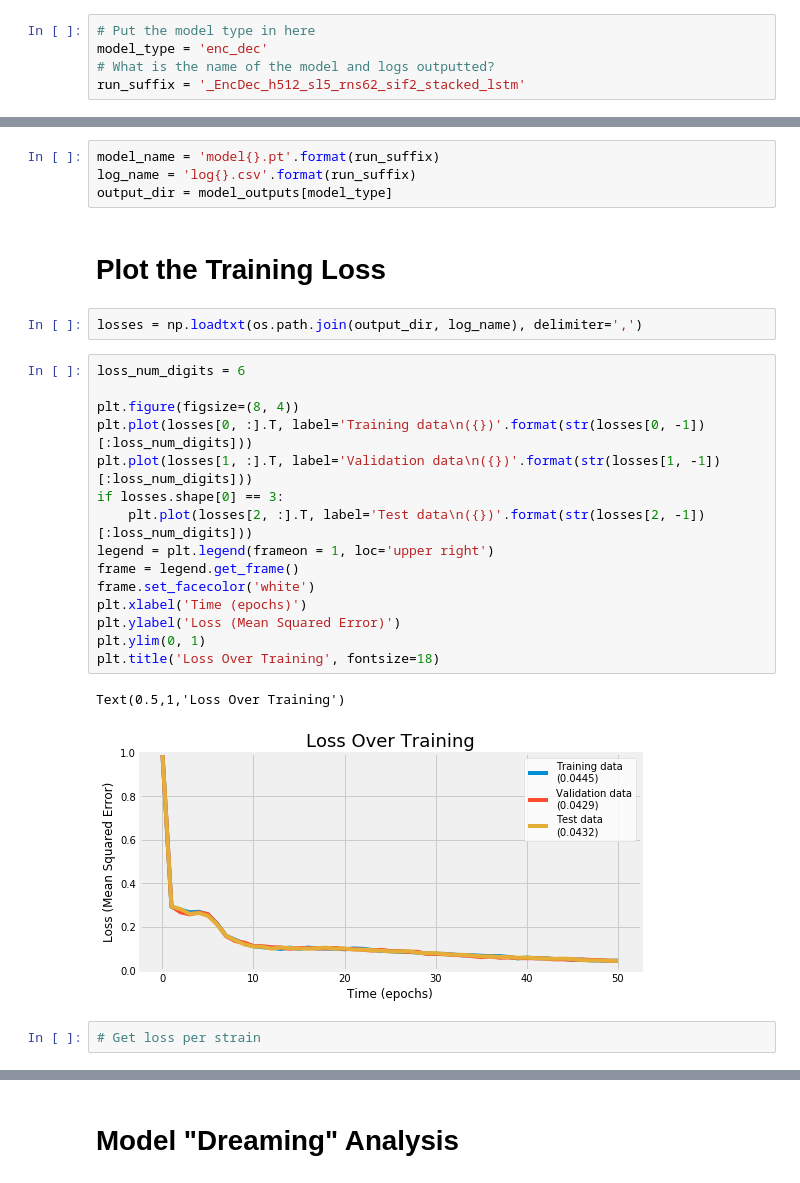
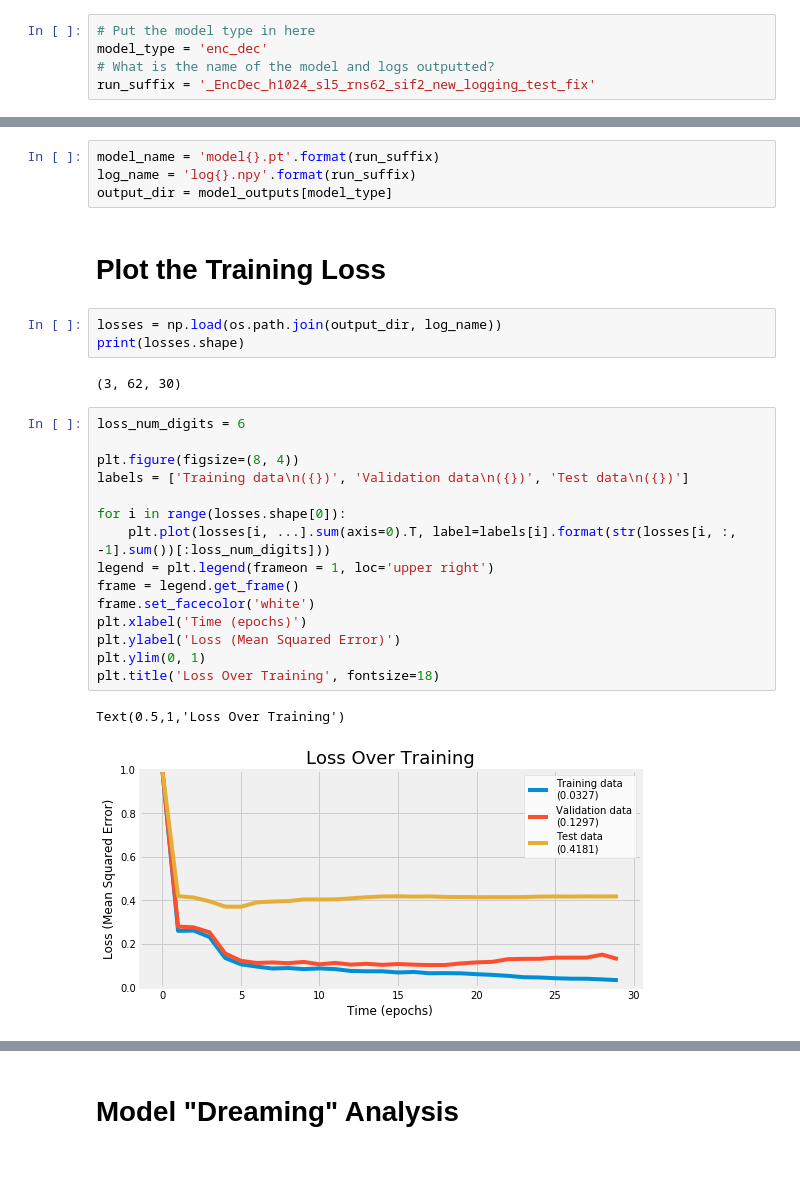
Before and after one commit to michaelwiest/microbiome-rnn, a Jupyter notebook: notebooks/Model Evaluator.ipynb, the cells around one changed output, grey strips where cells are left out. Drawn from its saved outputs; the diff is of its cells as text.

```diff
--- a/notebooks/Model Evaluator.ipynb
+++ b/notebooks/Model Evaluator.ipynb
@@ -58,7 +58,7 @@ file_labs = ['Donor$_0$', 'Donor$_1$', 'Donor$_{2, 0}$', 'Donor$_{2, 1}$', 'Dono
 # Put the model type in here
 model_type = 'enc_dec'
 # What is the name of the model and logs outputted?
-run_suffix = '_EncDec_h512_sl5_rns62_sif2_stacked_lstm'
+run_suffix = '_EncDec_h1024_sl5_rns62_sif2_new_logging_test_fix'
 # %%
 
 
@@ -79,29 +79,30 @@ model_outputs = {
 }
 # %%
 model_name = 'model{}.pt'.format(run_suffix)
-log_name = 'log{}.csv'.format(run_suffix)
+log_name = 'log{}.npy'.format(run_suffix)
 output_dir = model_outputs[model_type]
 # %% [markdown]
 # Plot the Training Loss
 # %%
-losses = np.loadtxt(os.path.join(output_dir, log_name), delimiter=',')
+losses = np.load(os.path.join(output_dir, log_name))
+print(losses.shape)
+# %% [output]
+(3, 62, 30)
 # %%
 loss_num_digits = 6
 
 plt.figure(figsize=(8, 4))
-plt.plot(losses[0, :].T, label='Training data\n({})'.format(str(losses[0, -1])[:loss_num_digits]))
-plt.plot(losses[1, :].T, label='Validation data\n({})'.format(str(losses[1, -1])[:loss_num_digits]))
-if losses.shape[0] == 3:
-    plt.plot(losses[2, :].T, label='Test data\n({})'.format(str(losses[2, -1])[:loss_num_digits]))
+labels = ['Training data\n({})', 'Validation data\n({})', 'Test data\n({})']
+
+for i in range(losses.shape[0]):
+    plt.plot(losses[i, ...].sum(axis=0).T, label=labels[i].format(str(losses[i, :, -1].sum())[:loss_num_digits]))
 legend = plt.legend(frameon = 1, loc='upper right')
 frame = legend.get_frame()
 frame.set_facecolor('white')
 plt.xlabel('Time (epochs)')
 plt.ylabel('Loss (Mean Squared Error)')
 plt.ylim(0, 1)
 plt.title('Loss Over Training', fontsize=18)
 # %% [output]
 Text(0.5,1,'Loss Over Training')
-[figure, old version]
+[figure, new version]
-# %%
-# Get loss per strain
```
Also changed, not shown: parts of 10 cells of this notebook.
